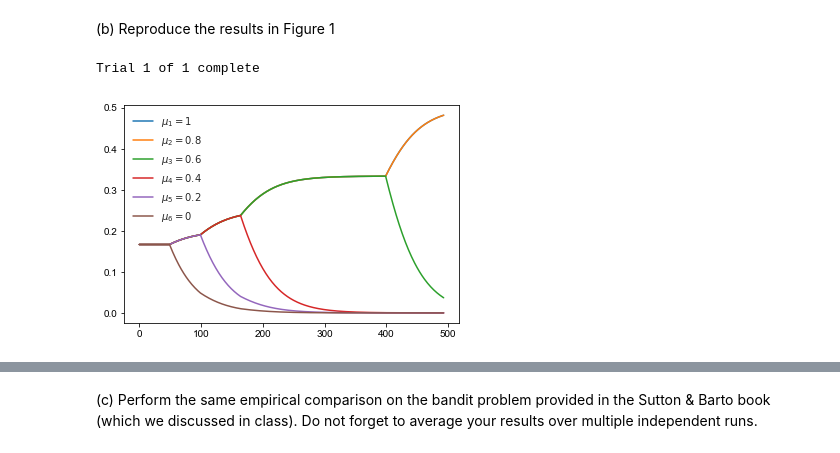
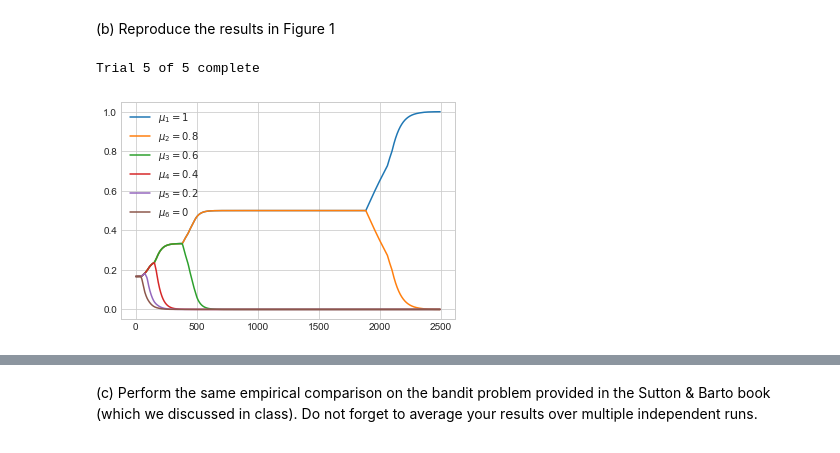
Before and after one commit to jgsimard/COMP767, a Jupyter notebook: hw1/hw1-notebook.ipynb, the cells around one changed output, grey strips where cells are left out. Cells and saved outputs as stored; diff of their text form; code cells hidden in the pictures.

```diff
--- a/hw1/hw1-notebook.ipynb
+++ b/hw1/hw1-notebook.ipynb
@@ -16,8 +34,8 @@ https://people.eecs.berkeley.edu/˜kjamieson/resources/bestArmSurvey.pdf. All th
 import bandits
 import mdp
 # %%
-bandits.trial_bandit(bandits.ActionEliminationBanditTrial, n_trials=1, n_time_steps=500)
+bandits.trial_bandit(bandits.ActionEliminationBanditTrial, n_trials=5, n_time_steps=2500)
 # %% [output]
-Trial 1 of 1 complete
+Trial 5 of 5 complete
-[figure, old version]
+[figure, new version]
 # %%
```
Also changed, not shown: parts of 11 cells of this notebook, 2 other files.
